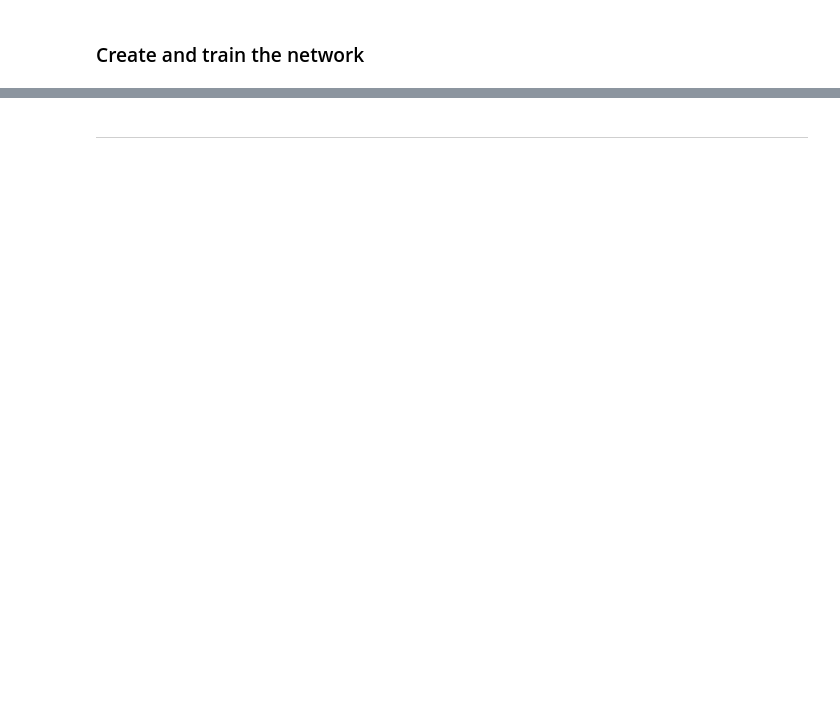
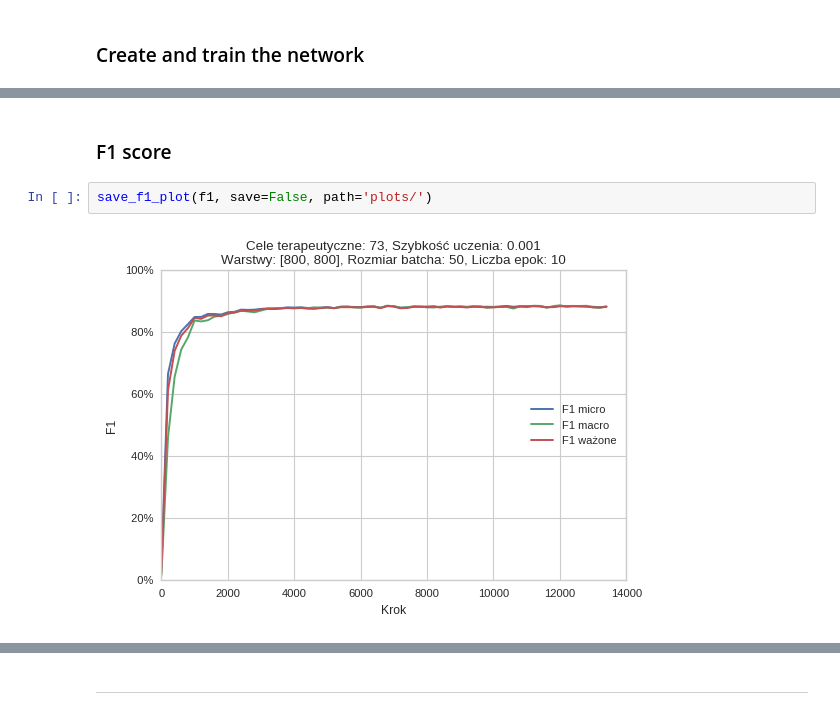
Before and after one commit to Xidron/qSAR-net, a Jupyter notebook: network.ipynb, the cells around one changed output, grey strips where cells are left out. Cells and saved outputs as stored; diff of their text form; blank space fills up the shorter version.

```diff
--- a/network.ipynb
+++ b/network.ipynb
@@ -375,0 +533,6 @@ lr_rate: 0.001, batch_size: 50, epochs: 10, time: 00:01:00
+# %% [markdown]
+### F1 score
+# %%
+save_f1_plot(f1, save=False, path='plots/')
+# %% [output]
+[figure, added]
```
Also changed, not shown: parts of 50 cells of this notebook, 1 other file.
